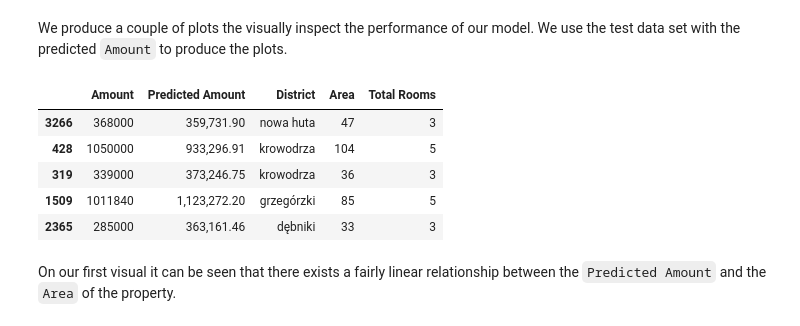
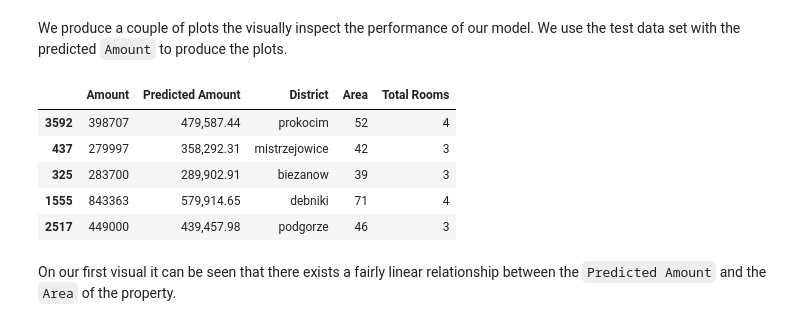
Before and after one commit to besiobu/data-science-portfolio, a Jupyter notebook: flats-in-cracow/02_Model.ipynb, the cells around one changed output. Drawn from its saved outputs; the diff is of its cells as text; code cells hidden in the pictures.

```diff
--- a/flats-in-cracow/02_Model.ipynb
+++ b/flats-in-cracow/02_Model.ipynb
@@ -162,0 +224,2 @@ Fitting 10 folds for each of 36 candidates, totalling 360 fits
+# %%
+dmr.fit(X_train, y_train)
@@ -162,0 +231,3 @@ Fitting 10 folds for each of 36 candidates, totalling 360 fits
+# %%
+mlp = mlp_gs.fit(X_train, y_train).best_estimator_
+mlp
@@ -162,0 +262,3 @@ Fitting 10 folds for each of 36 candidates, totalling 360 fits
+# %%
+gbr = gbr_gs.fit(X_train, y_train).best_estimator_
+gbr
@@ -163,3 +291,6 @@ Fitting 10 folds for each of 36 candidates, totalling 360 fits
+# %%
+vote = VotingRegressor(estimators=[['mlp', mlp], ['gbr', gbr]], n_jobs=8)
+vote = vote.fit(X_train, y_train)
 # %% [markdown]
 ## Model performance
 # %% [markdown]
@@ -229,20 +389,20 @@ We use the test data set with the predicted `Amount` to produce the plots.
 # %%
 cols = ['Amount', 'Predicted Amount',
         'District', 'Area', 'Total Rooms']
 
 X_pred = X_test.copy()
 X_pred.loc[:, 'Amount'] = y
-X_pred.loc[:, 'Predicted Amount'] = y_pred
+X_pred.loc[:, 'Predicted Amount'] = vote.predict(X_test)
 X_pred = X_pred.loc[:, cols]
 
 X_pred.head()
 # %% [output]
 |  | Amount | Predicted Amount | District | Area | Total Rooms |
-| 3266 | 368000 | 359,731.90 | nowa huta | 47 | 3 |
-| 428 | 1050000 | 933,296.91 | krowodrza | 104 | 5 |
-| 319 | 339000 | 373,246.75 | krowodrza | 36 | 3 |
-| 1509 | 1011840 | 1,123,272.20 | grzegórzki | 85 | 5 |
-| 2365 | 285000 | 363,161.46 | dębniki | 33 | 3 |
+| 3592 | 398707 | 479,587.44 | prokocim | 52 | 4 |
+| 437 | 279997 | 358,292.31 | mistrzejowice | 42 | 3 |
+| 325 | 283700 | 289,902.91 | biezanow | 39 | 3 |
+| 1555 | 843363 | 579,914.65 | debniki | 71 | 4 |
+| 2517 | 449000 | 439,457.98 | podgorze | 46 | 3 |
 # %% [markdown]
 On our first visual it can be seen that there exists a fairly linear relationship between the `Predicted Amount` and the `Area` of the property.
 # %%
```
Also changed, not shown: parts of 65 cells of this notebook, 5 other files.
